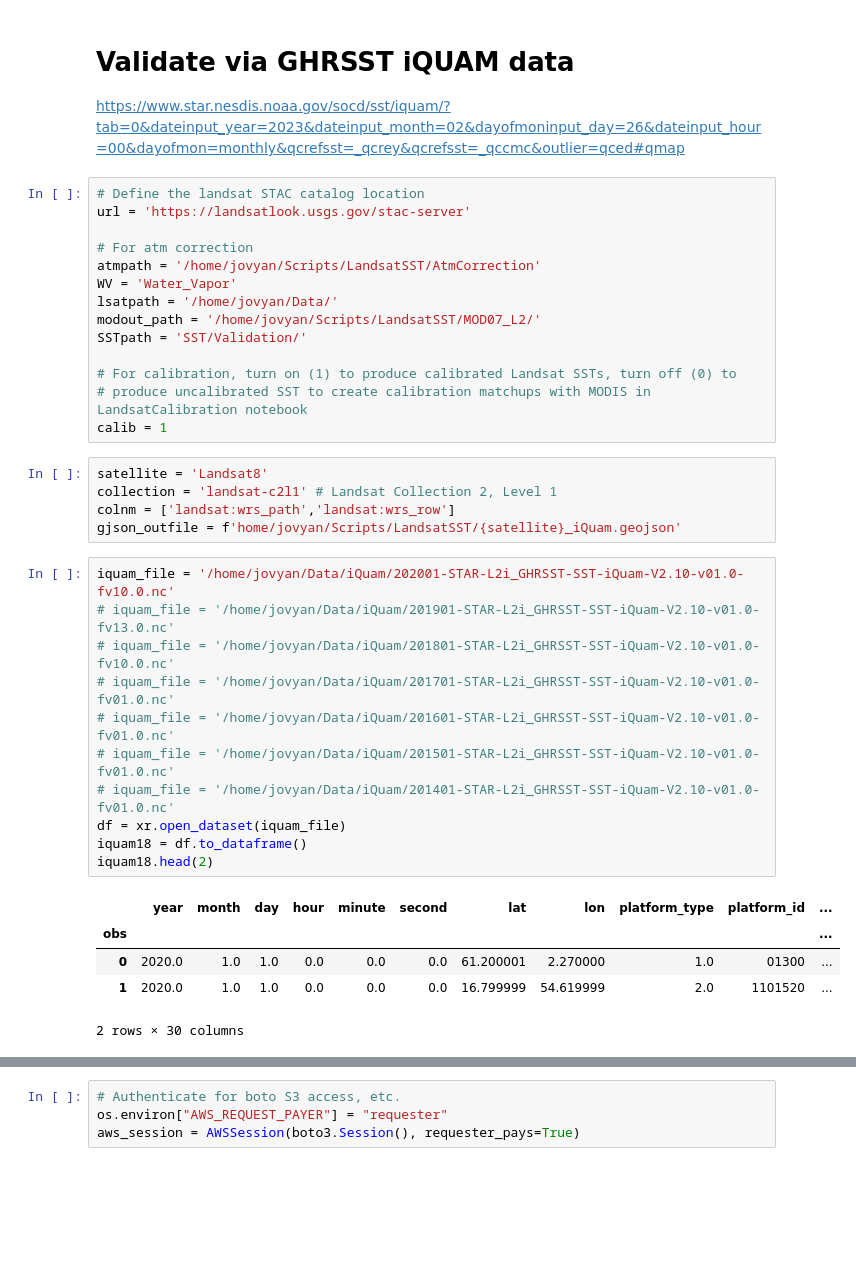
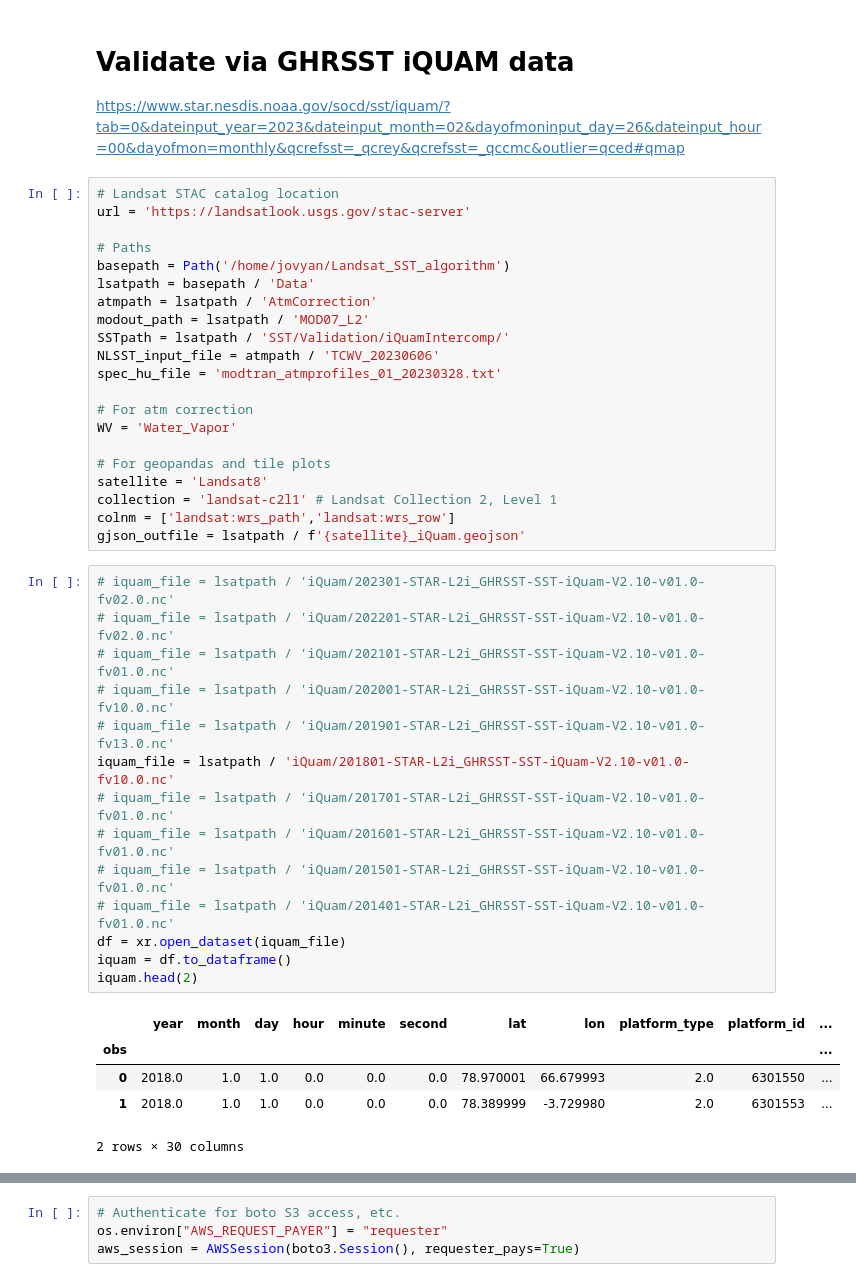
Before and after one commit to tsnow03/Landsat_SST_algorithm, a Jupyter notebook: NLSSTpipeline_20230815.ipynb, the cells around one changed output, grey strips where cells are left out. Drawn from its saved outputs; the diff is of its cells as text; blank space fills up the shorter version.

Commit message:
updated notebooks and env

```diff
--- a/NLSSTpipeline_20230815.ipynb
+++ b/NLSSTpipeline_20230815.ipynb
@@ -1373,38 +1257,43 @@ https://github.com/pangeo-data/cog-best-practices/issues/4
 # Validate via GHRSST iQUAM data
 https://www.star.nesdis.noaa.gov/socd/sst/iquam/?tab=0&dateinput_year=2023&dateinput_month=02&dayofmoninput_day=26&dateinput_hour=00&dayofmon=monthly&qcrefsst=_qcrey&qcrefsst=_qccmc&outlier=qced#qmap
 # %%
-# Define the landsat STAC catalog location
+# Landsat STAC catalog location
 url = 'https://landsatlook.usgs.gov/stac-server'
 
+# Paths
+basepath = Path('/home/jovyan/Landsat_SST_algorithm')
+lsatpath = basepath / 'Data'
+atmpath = lsatpath / 'AtmCorrection'
+modout_path = lsatpath / 'MOD07_L2'
+SSTpath = lsatpath / 'SST/Validation/iQuamIntercomp/'
+NLSST_input_file = atmpath / 'TCWV_20230606'
+spec_hu_file = 'modtran_atmprofiles_01_20230328.txt'
+
 # For atm correction
-atmpath = '/home/jovyan/Scripts/LandsatSST/AtmCorrection'
 WV = 'Water_Vapor'
-lsatpath = '/home/jovyan/Data/'
-modout_path = '/home/jovyan/Scripts/LandsatSST/MOD07_L2/'
-SSTpath = 'SST/Validation/'
 
-# For calibration, turn on (1) to produce calibrated Landsat SSTs, turn off (0) to
-# produce uncalibrated SST to create calibration matchups with MODIS in LandsatCalibration notebook
-calib = 1
+# For geopandas and tile plots
+satellite = 'Landsat8'
+collection = 'landsat-c2l1' # Landsat Collection 2, Level 1
+colnm = ['landsat:wrs_path','landsat:wrs_row']
+gjson_outfile = lsatpath / f'{satellite}_iQuam.geojson'
-# %%
-satellite = 'Landsat8'
-collection = 'landsat-c2l1' # Landsat Collection 2, Level 1
-colnm = ['landsat:wrs_path','landsat:wrs_row']
-gjson_outfile = f'home/jovyan/Scripts/LandsatSST/{satellite}_iQuam.geojson'
 # %%
-iquam_file = '/home/jovyan/Data/iQuam/202001-STAR-L2i_GHRSST-SST-iQuam-V2.10-v01.0-fv10.0.nc'
-# iquam_file = '/home/jovyan/Data/iQuam/201901-STAR-L2i_GHRSST-SST-iQuam-V2.10-v01.0-fv13.0.nc'
-# iquam_file = '/home/jovyan/Data/iQuam/201801-STAR-L2i_GHRSST-SST-iQuam-V2.10-v01.0-fv10.0.nc'
-# iquam_file = '/home/jovyan/Data/iQuam/201701-STAR-L2i_GHRSST-SST-iQuam-V2.10-v01.0-fv01.0.nc'
-# iquam_file = '/home/jovyan/Data/iQuam/201601-STAR-L2i_GHRSST-SST-iQuam-V2.10-v01.0-fv01.0.nc'
-# iquam_file = '/home/jovyan/Data/iQuam/201501-STAR-L2i_GHRSST-SST-iQuam-V2.10-v01.0-fv01.0.nc'
-# iquam_file = '/home/jovyan/Data/iQuam/201401-STAR-L2i_GHRSST-SST-iQuam-V2.10-v01.0-fv01.0.nc'
+# iquam_file = lsatpath / 'iQuam/202301-STAR-L2i_GHRSST-SST-iQuam-V2.10-v01.0-fv02.0.nc'
+# iquam_file = lsatpath / 'iQuam/202201-STAR-L2i_GHRSST-SST-iQuam-V2.10-v01.0-fv02.0.nc'
+# iquam_file = lsatpath / 'iQuam/202101-STAR-L2i_GHRSST-SST-iQuam-V2.10-v01.0-fv01.0.nc'
+# iquam_file = lsatpath / 'iQuam/202001-STAR-L2i_GHRSST-SST-iQuam-V2.10-v01.0-fv10.0.nc'
+# iquam_file = lsatpath / 'iQuam/201901-STAR-L2i_GHRSST-SST-iQuam-V2.10-v01.0-fv13.0.nc'
+iquam_file = lsatpath / 'iQuam/201801-STAR-L2i_GHRSST-SST-iQuam-V2.10-v01.0-fv10.0.nc'
+# iquam_file = lsatpath / 'iQuam/201701-STAR-L2i_GHRSST-SST-iQuam-V2.10-v01.0-fv01.0.nc'
+# iquam_file = lsatpath / 'iQuam/201601-STAR-L2i_GHRSST-SST-iQuam-V2.10-v01.0-fv01.0.nc'
+# iquam_file = lsatpath / 'iQuam/201501-STAR-L2i_GHRSST-SST-iQuam-V2.10-v01.0-fv01.0.nc'
+# iquam_file = lsatpath / 'iQuam/201401-STAR-L2i_GHRSST-SST-iQuam-V2.10-v01.0-fv01.0.nc'
 df = xr.open_dataset(iquam_file)
-iquam18 = df.to_dataframe()
-iquam18.head(2)
+iquam = df.to_dataframe()
+iquam.head(2)
 # %% [output]
 |  | year | month | day | hour | minute | second | lat | lon | platform_type | platform_id | ... |
 | obs |  |  |  |  |  |  |  |  |  |  | ... |
-| 0 | 2020.0 | 1.0 | 1.0 | 0.0 | 0.0 | 0.0 | 61.200001 | 2.270000 | 1.0 | 01300 | ... |
-| 1 | 2020.0 | 1.0 | 1.0 | 0.0 | 0.0 | 0.0 | 16.799999 | 54.619999 | 2.0 | 1101520 | ... |
+| 0 | 2018.0 | 1.0 | 1.0 | 0.0 | 0.0 | 0.0 | 78.970001 | 66.679993 | 2.0 | 6301550 | ... |
+| 1 | 2018.0 | 1.0 | 1.0 | 0.0 | 0.0 | 0.0 | 78.389999 | -3.729980 | 2.0 | 6301553 | ... |
 2 rows × 30 columns
```
Also changed, not shown: parts of 31 cells of this notebook, 2 other files.
